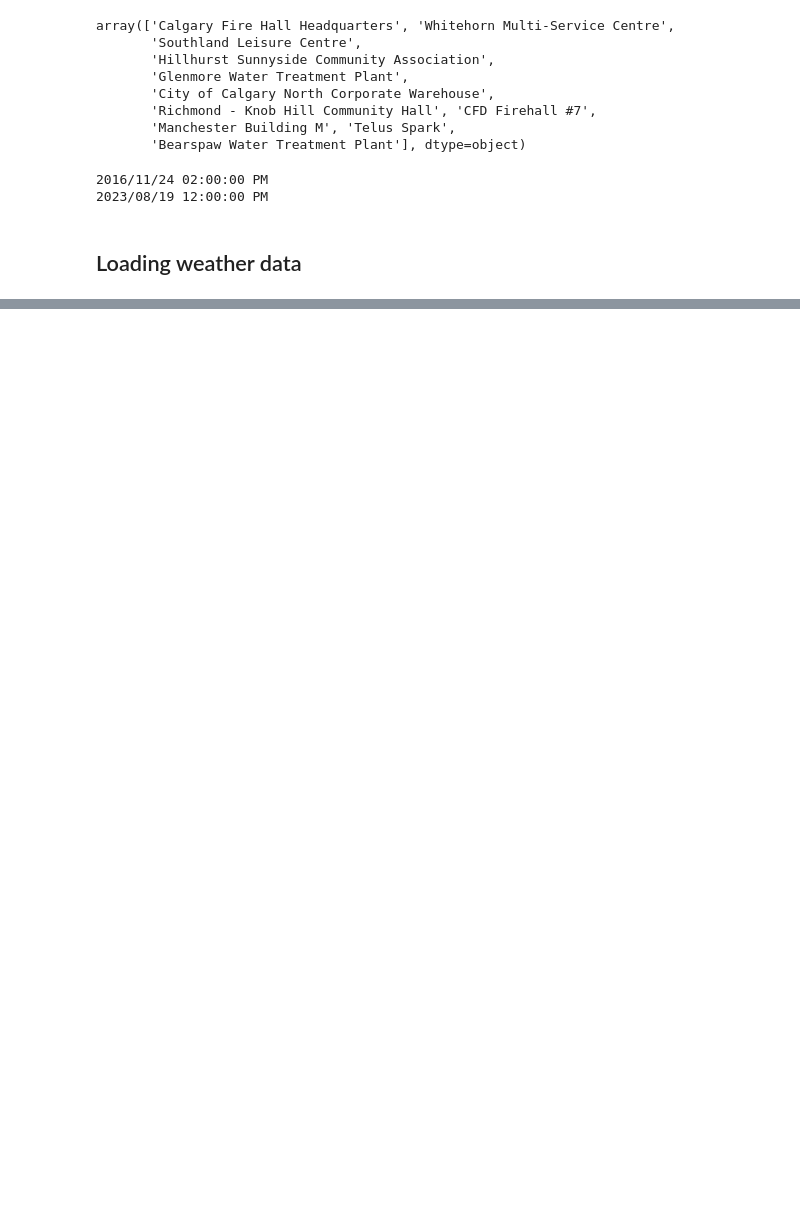
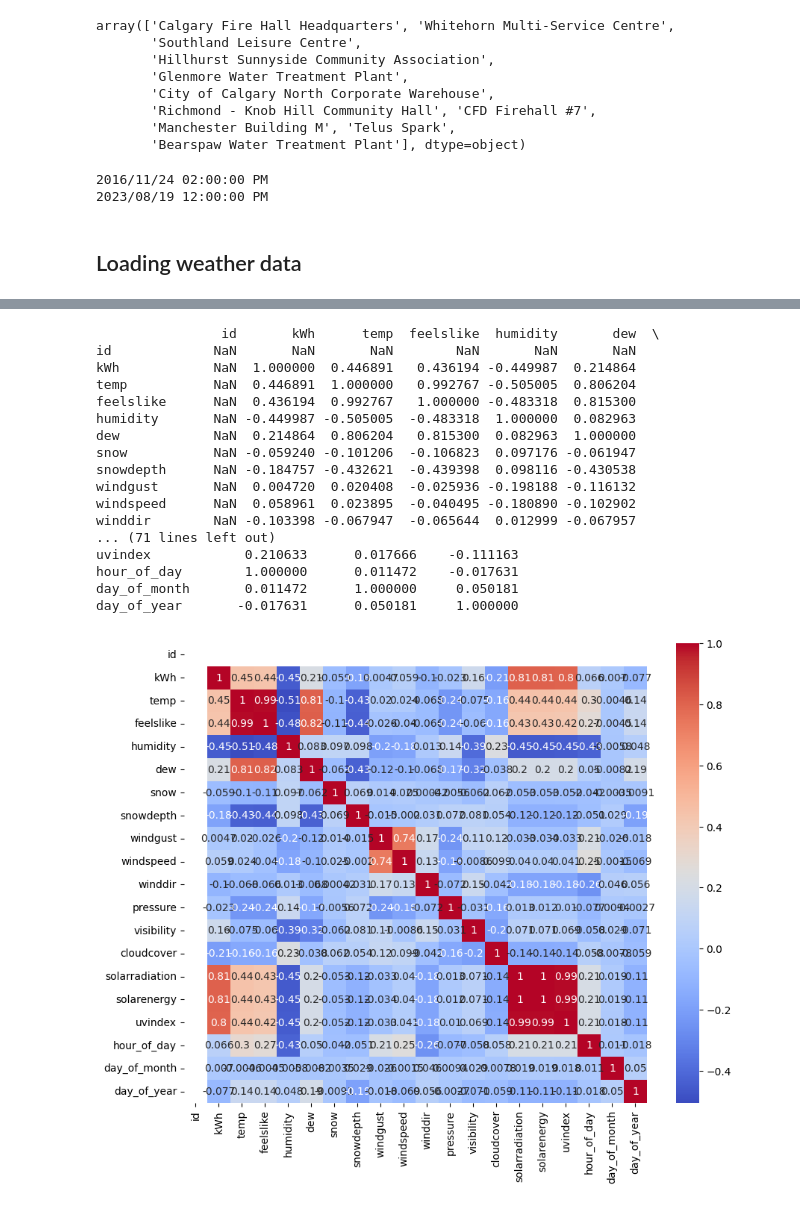
Before and after one commit to LeonardPuettmann/calgary-solar-prediction, a Jupyter notebook: solar.ipynb, the cells around one changed output, grey strips where cells are left out. Drawn from its saved outputs; the diff is of its cells as text; code cells hidden in the pictures; blank space fills up the shorter version.

```diff
--- a/solar.ipynb
+++ b/solar.ipynb
@@ -214,0 +242,16 @@ df_fire_hall_hq_filtered[["date", "time", "temp"]]
+# %%
+import pandas as pd
+import seaborn as sns
+import matplotlib.pyplot as plt
+
+# Assuming df is your DataFrame
+correlation_matrix = df_fire_hall_hq_filtered.corr()
+
+# Print the correlation matrix
+print(correlation_matrix)
+
+# Plot the correlation matrix
+plt.figure(figsize=(10, 8))
+sns.heatmap(correlation_matrix, annot=True, cmap='coolwarm')
+plt.show()
+# %% [output]
@@ -214,0 +259,18 @@ df_fire_hall_hq_filtered[["date", "time", "temp"]]
+                id       kWh      temp  feelslike  humidity       dew  \
+id             NaN       NaN       NaN        NaN       NaN       NaN
+kWh            NaN  1.000000  0.446891   0.436194 -0.449987  0.214864
+temp           NaN  0.446891  1.000000   0.992767 -0.505005  0.806204
+feelslike      NaN  0.436194  0.992767   1.000000 -0.483318  0.815300
+humidity       NaN -0.449987 -0.505005  -0.483318  1.000000  0.082963
+dew            NaN  0.214864  0.806204   0.815300  0.082963  1.000000
+snow           NaN -0.059240 -0.101206  -0.106823  0.097176 -0.061947
+snowdepth      NaN -0.184757 -0.432621  -0.439398  0.098116 -0.430538
+windgust       NaN  0.004720  0.020408  -0.025936 -0.198188 -0.116132
+windspeed      NaN  0.058961  0.023895  -0.040495 -0.180890 -0.102902
+winddir        NaN -0.103398 -0.067947  -0.065644  0.012999 -0.067957
+... (71 lines left out)
+uvindex            0.210633      0.017666    -0.111163
+hour_of_day        1.000000      0.011472    -0.017631
+day_of_month       0.011472      1.000000     0.050181
+day_of_year       -0.017631      0.050181     1.000000
+[figure, added]
```
Also changed, not shown: parts of 29 cells of this notebook, 1 other file.
